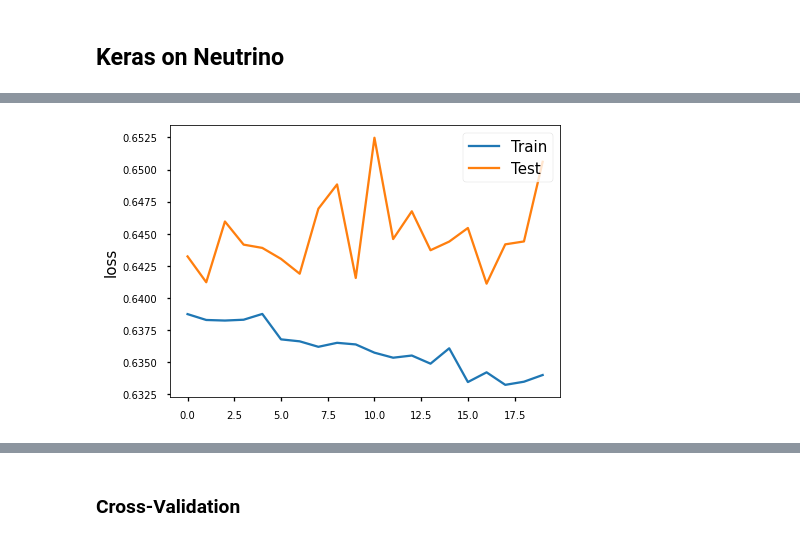
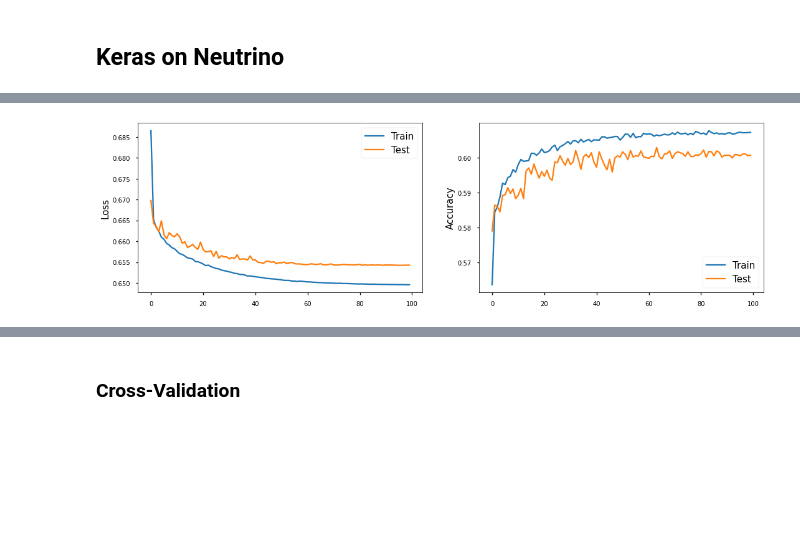
Before and after one commit to as2c/MLP---Cosmology, a Jupyter notebook: NN/NN_Keras_Binary.ipynb, the cells around one changed output, grey strips where cells are left out. Cells and saved outputs as stored; diff of their text form; code cells hidden in the pictures; blank space fills up the shorter version.

```diff
--- a/NN/NN_Keras_Binary.ipynb
+++ b/NN/NN_Keras_Binary.ipynb
@@ -146,12 +146,19 @@ from sklearn.metrics import classification_report
 
 model = keras.Sequential()
 model.add(layers.Dense(30,activation='relu', input_shape=(12, )))
-# model.add(layers.Dense(10,activation='relu'))
-model.add(layers.Dense(100,kernel_initializer=keras.initializers.RandomUniform(minval=-0.5, maxval=0.5, seed=1),activation='tanh'))
-model.add(layers.Dense(300,kernel_initializer=keras.initializers.RandomUniform(minval=-0.5, maxval=0.5, seed=1),activation='elu'))
-model.add(layers.Dense(50,kernel_initializer=keras.initializers.RandomUniform(minval=-0.5, maxval=0.5, seed=1),activation='relu'))
+model.add(layers.Dense(60,kernel_initializer=keras.initializers.RandomUniform(minval=-0.5, maxval=0.5, seed=1),activation='tanh'))
+model.add(layers.Dense(100,kernel_initializer=keras.initializers.RandomUniform(minval=-0.5, maxval=0.5, seed=1),activation='elu'))
+model.add(layers.Dense(30,kernel_initializer=keras.initializers.RandomUniform(minval=-0.5, maxval=0.5, seed=1),activation='relu'))
 model.add(layers.Dense(10,activation='relu'))
 model.add(keras.layers.Dense(1,activation='sigmoid'))
 
-
-model.compile(loss=keras.losses.BinaryCrossentropy(), optimizer = keras.optimizers.Adam(learning_rate=0.01, beta_1=0.9, beta_2=0.999, epsilon=1e-06), metrics=['Accuracy'])
+lr_schedule = tf.keras.optimizers.schedules.ExponentialDecay(
+    initial_learning_rate=0.1,
+    decay_steps=10000,
+    decay_rate=0.01)
+opt = tf.keras.optimizers.SGD(learning_rate=lr_schedule)
+model.compile(loss=keras.losses.BinaryCrossentropy(),
+            #   optimizer = keras.optimizers.Adam(learning_rate=0.01, beta_1=0.9, beta_2=0.999, epsilon=1e-06),
+                optimizer = opt,
+                metrics=['Accuracy'])
+model.summary()
@@ -161,9 +186,9 @@ model.compile(loss=keras.losses.BinaryCrossentropy(), optimizer = keras.optimize
 hist1 = model.fit(
     X_train,
     Y_train,
-    batch_size= 500,
-    epochs=20,
-    verbose=1,
+    batch_size= 700,
+    epochs=100,
+    verbose=0,
     validation_split=.1,
     shuffle=True,
 )
@@ -188,10 +195,15 @@ Epoch 20/20
 # %%
-fig = plt.figure(figsize=(7,5))
+fig = plt.figure(figsize=(18,5))
 
-ax1 = fig.add_subplot(1,1,1, ylabel= 'loss')
+ax1 = fig.add_subplot(1,2,1, ylabel= 'Loss')
 ax1.plot(hist1.history['loss'])
 ax1.plot(hist1.history['val_loss'])
-plt.legend(['Train', 'Test'], loc='upper right')
+plt.legend(['Train', 'Test'], loc=0)
+
+ax2 = fig.add_subplot(1,2,2, ylabel= 'Accuracy')
+ax2.plot(hist1.history['Accuracy'])
+ax2.plot(hist1.history['val_Accuracy'])
+plt.legend(['Train', 'Test'], loc=0)
 plt.show()
 # %% [output]
-[figure, old version]
+[figure, new version]
```
Also changed, not shown: parts of 40 cells of this notebook.
